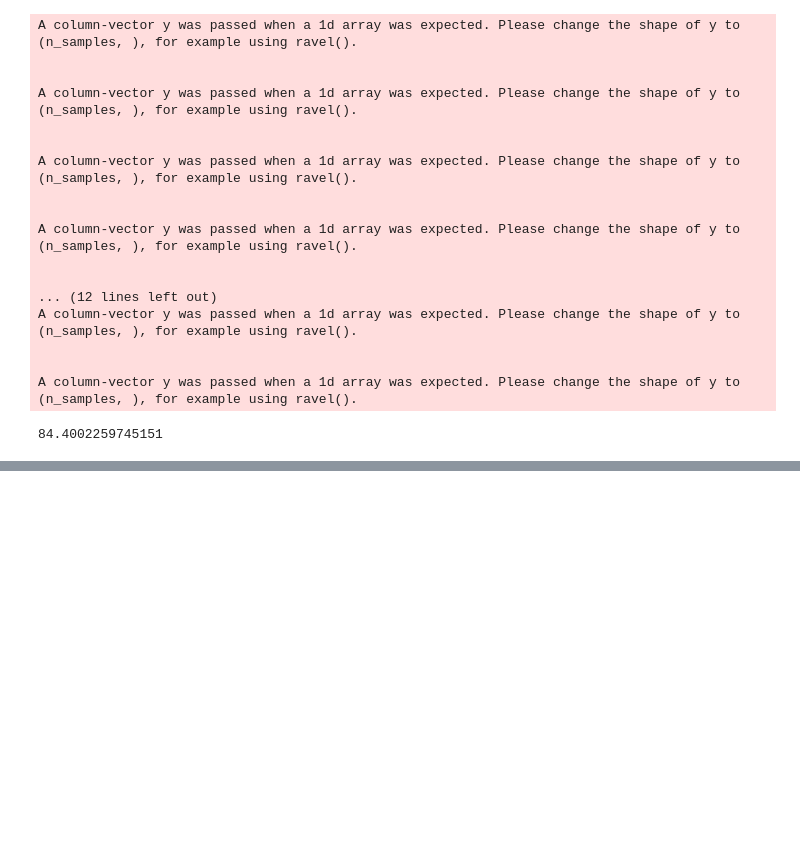
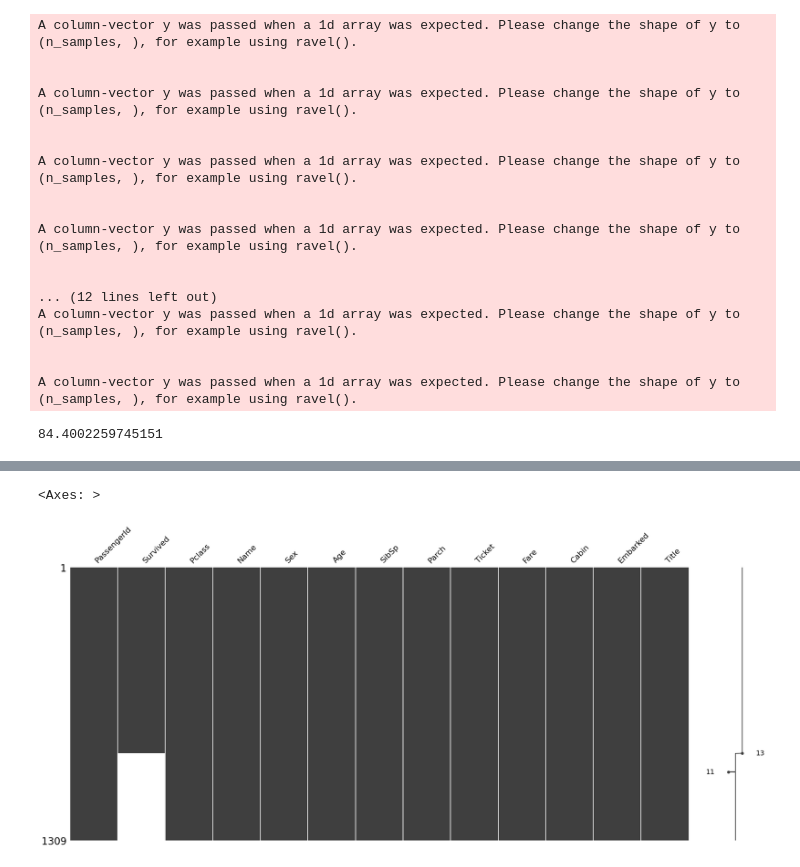
Before and after one commit to miji-lee-kr/titanic_practice, a Jupyter notebook: titanic.ipynb, the cells around one changed output, grey strips where cells are left out. Saved outputs shown, nothing was run; the diff lists cells and outputs as text; code cells hidden in the pictures; blank space fills up the shorter version.

```diff
--- a/titanic.ipynb
+++ b/titanic.ipynb
@@ -2363,0 +2400,10 @@ grid_hard.fit(train_importances, y_train)
+# %%
+#  age
+
+df_all['Title'] = df_all.Name.str.extract('([A-Za-z]+)\.')
+df_all['Title'] = df_all['Title'].replace(['Miss', 'Mrs', 'Mlle', 'Lady', 'Mme', 'Countess', 'Dona'], 'Mz') #  지위 높은 사람들 묶음
+df_all['Title'] = df_all['Title'].replace(['Don', 'Dr', 'Rev', 'Col', 'Major', 'Capt', 'Sir', 'Jonkheer'], 'Honor')
+df_all['Age'] = df_all.groupby(['Title', 'Pclass'])['Age'].transform(lambda x: x.fillna(x.median())) #  데이터 변환에는 .apply(lambda x)도 잘 쓰이지만,
+                            # apply는 sum() groupby이므로 데이터별로 aggregate해서 보여줌 -> 행 갯수 줄어서 원래 데이터셋에 그대로 대입이 어려움 (join, merge로 추가 가능)
+                            # transform은 sum() over partition by 이므로 행 갯수가 줄어들지 않음 -> 원본에 그대로 추가하기 좋음
+df_all['Title'].value_counts()
@@ -2363,0 +2442,2 @@ grid_hard.fit(train_importances, y_train)
+# %%
+df_all['Embarked'] = df_all['Embarked'].fillna('S')
@@ -2363,0 +2451,9 @@ grid_hard.fit(train_importances, y_train)
+# %%
+# 한명뿐이라 큰 영향은 없을 것 같아 동일 클래스, 동일 임바크 등등 조건 가진 요금의 중간값
+
+median_fare = df_all[
+    (df_all['Pclass']==3) & (df_all['Parch']==0) &
+    (df_all['SibSp']==0) & (df_all['Embarked']=='S')
+]['Fare'].median()
+
+df_all['Fare'] = df_all['Fare'].fillna(median_fare)
@@ -2363,0 +2481,7 @@ grid_hard.fit(train_importances, y_train)
+# %%
+missingno.matrix(df_all)
+
+# 결측치 채워짐
+# %% [output]
+<Axes: >
+[figure, added]
```
Also changed, not shown: parts of 35 cells of this notebook, 1 other file.
